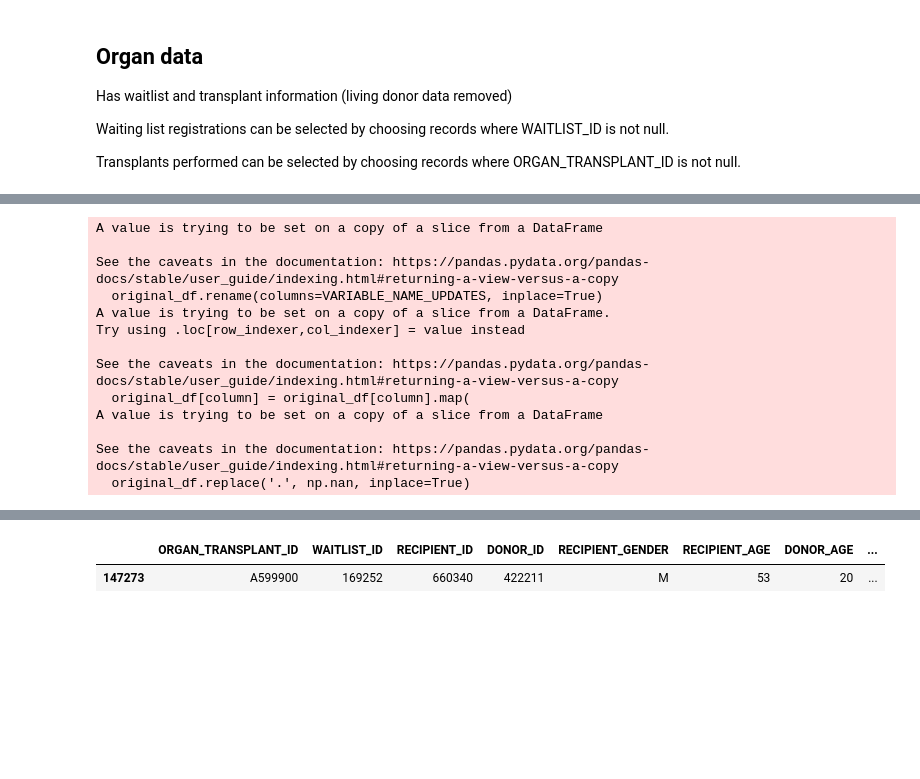
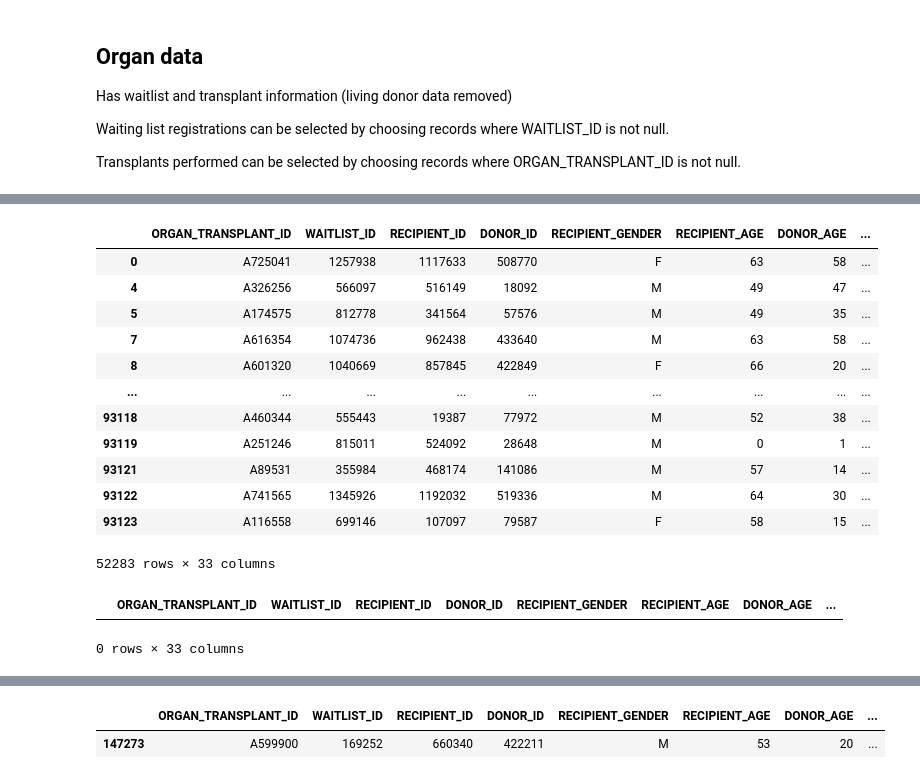
Before and after one commit to justinebreuch/organ-allocation, a Jupyter notebook: playground.ipynb, the cells around one changed output, grey strips where cells are left out. Cells and saved outputs as stored; diff of their text form; code cells hidden in the pictures; blank space fills up the shorter version.

```diff
--- a/playground.ipynb
+++ b/playground.ipynb
@@ -42,19 +45,28 @@ available_organs.head(3)
+# %%
+testing_out_members
+# %% [output]
+|  | ORGAN_TRANSPLANT_ID | WAITLIST_ID | RECIPIENT_ID | DONOR_ID | RECIPIENT_GENDER | RECIPIENT_AGE | DONOR_AGE | ... |
+| 0 | A725041 | 1257938 | 1117633 | 508770 | F | 63 | 58 | ... |
+| 4 | A326256 | 566097 | 516149 | 18092 | M | 49 | 47 | ... |
+| 5 | A174575 | 812778 | 341564 | 57576 | M | 49 | 35 | ... |
+| 7 | A616354 | 1074736 | 962438 | 433640 | M | 63 | 58 | ... |
+| 8 | A601320 | 1040669 | 857845 | 422849 | F | 66 | 20 | ... |
+| ... | ... | ... | ... | ... | ... | ... | ... | ... |
+| 93118 | A460344 | 555443 | 19387 | 77972 | M | 52 | 38 | ... |
+| 93119 | A251246 | 815011 | 524092 | 28648 | M | 0 | 1 | ... |
+| 93121 | A89531 | 355984 | 468174 | 141086 | M | 57 | 14 | ... |
+| 93122 | A741565 | 1345926 | 1192032 | 519336 | M | 64 | 30 | ... |
+| 93123 | A116558 | 699146 | 107097 | 79587 | F | 58 | 15 | ... |
+52283 rows × 33 columns
+# %%
+filter_dataframe(testing_out_members, lambda df: df['RECIPIENT_ID'].isna())
+# %% [output]
+|  | ORGAN_TRANSPLANT_ID | WAITLIST_ID | RECIPIENT_ID | DONOR_ID | RECIPIENT_GENDER | RECIPIENT_AGE | DONOR_AGE | ... |
+0 rows × 33 columns
 # %%
-waitlist_members = get_waitlist_members_on_date(pd.to_datetime('2012-12-27'))
+from src.utils import *
+
+waitlist_members = get_waitlist_members(pd.to_datetime('2012-12-27'))
-# %% [output]
-A value is trying to be set on a copy of a slice from a DataFrame
-
-See the caveats in the documentation: https://pandas.pydata.org/pandas-docs/stable/user_guide/indexing.html#returning-a-view-versus-a-copy
-  original_df.rename(columns=VARIABLE_NAME_UPDATES, inplace=True)
-A value is trying to be set on a copy of a slice from a DataFrame.
-Try using .loc[row_indexer,col_indexer] = value instead
-
-See the caveats in the documentation: https://pandas.pydata.org/pandas-docs/stable/user_guide/indexing.html#returning-a-view-versus-a-copy
-  original_df[column] = original_df[column].map(
-A value is trying to be set on a copy of a slice from a DataFrame
-
-See the caveats in the documentation: https://pandas.pydata.org/pandas-docs/stable/user_guide/indexing.html#returning-a-view-versus-a-copy
-  original_df.replace('.', np.nan, inplace=True)
 # %%
 waitlist_members
 # %% [output]
```
Also changed, not shown: parts of 4 cells of this notebook, 1 other file.
